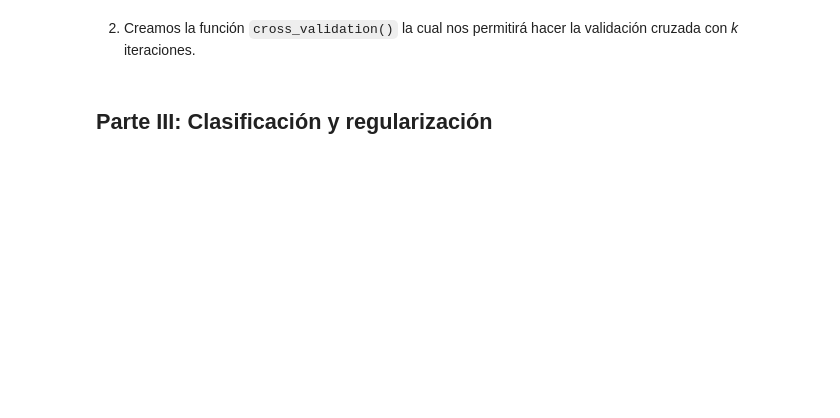
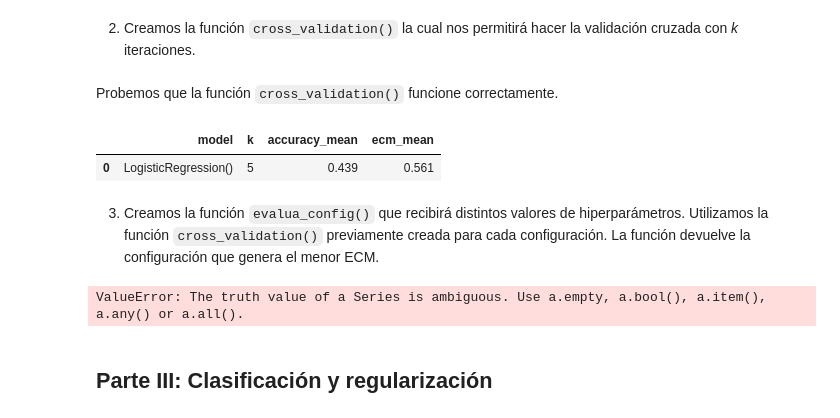
Before and after one commit to rmcondor/big-data-tp3, a Jupyter notebook: codes/TP3_Code_Parte 2.ipynb, the cells around one changed output. Cells and saved outputs as stored; diff of their text form; code cells hidden in the pictures; blank space fills up the shorter version.

```diff
--- a/codes/TP3_Code_Parte 2.ipynb
+++ b/codes/TP3_Code_Parte 2.ipynb
@@ -442,17 +486,21 @@ def evalua_metodo(model, X_train, y_train, X_test, y_test):
 def cross_validation(model, k, X, y):
     '''
     El objetivo de esta función es realizar un k-fold cross validation para evaluar el desempeño de un modelo de clasificación binaria.
-    La función usa como inputs el modelo definido (model), el número de iteraciones (k) y el dataset (X,y).
     La función parte el dataset en K particiones de entrenamiento y test, y aplica la función evalua_metodo para cada una de las particiones.
-    La función devuelve como outputs las siguientes métricas:
-    - número de iteraciones (k)
-    - accuracy
-    - ECM
+
+    Argumentos:
+    - modelo: El modelo de clasificación a evaluar.
+    - k: El número de pliegues para la validación cruzada.
+    - X: conjunto de datos de características.
+    - y: La variable objetivo.
+
+    La función retorna un df que contiene el número de iteraciones (k), precisión y ECM promedio.
+
     '''
     kf = KFold(n_splits=k, shuffle=True, random_state=42)
     results = []
 
-    for i, train_index, test_index in enumerate(kf.split(X)):
+    for i, (train_index, test_index) in enumerate(kf.split(X), 1):
         X_train, X_test = X[train_index], X[test_index]
         y_train, y_test = y[train_index], y[test_index]
 
@@ -460,4 +508,19 @@ def cross_validation(model, k, X, y):
         model_metrics['k'] = i
         results.append(model_metrics)
 
-    return results
+    combined_results = pd.concat(results, ignore_index=True)
+
+    # Calculamos la ECM promedio
+    mean_accuracy = combined_results['accuracy'].mean()
+    mean_ecm = combined_results['ecm'].mean()
+
+    return pd.DataFrame({'model': [model], 'k': [k], 'accuracy_mean': [mean_accuracy], 'ecm_mean': [mean_ecm]})
+# %% [markdown]
+Probemos que la función `cross_validation()` funcione correctamente.
+# %%
+cross_validation(LogisticRegression(), 5, X, y)
+# %% [output]
+|  | model | k | accuracy_mean | ecm_mean |
+| 0 | LogisticRegression() | 5 | 0.439 | 0.561 |
+# %% [markdown]
+3. Creamos la función `evalua_config()` que recibirá distintos valores de hiperparámetros. Utilizamos la función `cross_validation()` previamente creada para cada configuración. La función devuelve la configuración que genera el menor ECM.
@@ -463,0 +554,11 @@ def cross_validation(model, k, X, y):
+# %%
+# Definimos los hiperparámetros a evaluar
+hyperparameter_configs = [
+    {'penalty': 'l1', 'solver': 'liblinear'},
+    {'penalty': 'l2', 'solver': 'liblinear'},
+    {'penalty': 'l2', 'solver': 'lbfgs'}
+]
+
+evalua_config(LogisticRegression(), hyperparameter_configs, 5, X, y)
+# %% [output]
+ValueError: The truth value of a Series is ambiguous. Use a.empty, a.bool(), a.item(), a.any() or a.all().
```
Also changed, not shown: parts of 15 cells of this notebook.
